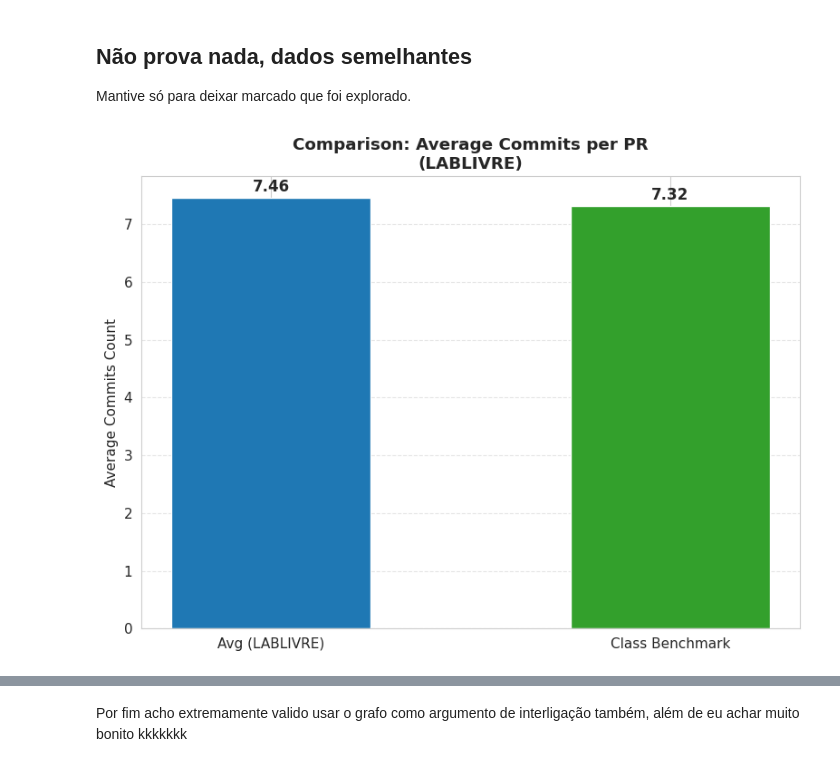
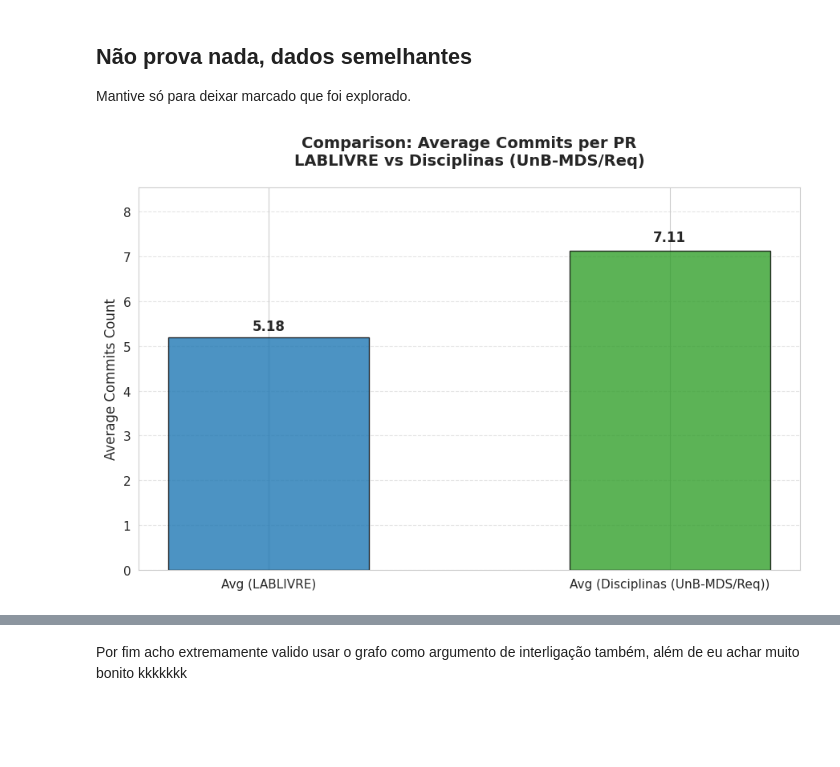
Before and after one commit to lablivre-unb/EbL_Over_PbL, a Jupyter notebook: metrics/notebooks/prs_viz.ipynb, the cells around one changed output, grey strips where cells are left out. Cells and saved outputs as stored; diff of their text form; code cells hidden in the pictures; blank space fills up the shorter version.

```diff
--- a/metrics/notebooks/prs_viz.ipynb
+++ b/metrics/notebooks/prs_viz.ipynb
@@ -664,28 +837,30 @@ O laboratório atua, assim, como uma **aceleradora de aprendizado baseada em int
 O laboratório se posiciona **exatamente nessa faixa saudável**:
 discussão suficiente para detectar problemas reais, sem excesso a ponto de travar o desenvolvimento (*bikeshedding*).
 # %%
+avg_comments_lab = df['comments'].mean()
+avg_comments_cls = df_classes['comments'].mean()
 
-avg_comments = df['comments'].mean()
-CLASS_BENCHMARK_COMMENTS = 0.48
+x_labels = [f'Avg ({org_title})', f'Avg ({class_title})']
+y_values = [avg_comments_lab, avg_comments_cls]
 
-x_labels = [f'Avg ({org_title})', 'Class Benchmark']
-y_values = [avg_comments, CLASS_BENCHMARK_COMMENTS]
+bar_colors = [COLOR_LINE_1, '#8e44ad']
 
-bar_colors = [COLOR_LINE_1, COLOR_LINE_2]
+plt.figure(figsize=(9, 6))
+bars = plt.bar(x_labels, y_values, color=bar_colors, width=0.5, edgecolor='black', alpha=0.8)
 
-plt.figure(figsize=(8, 6))
-bars = plt.bar(x_labels, y_values, color=bar_colors, width=0.5)
-
-plt.title(f'Comparison: Average Comments (Engagement) per PR\n({org_title})', fontweight='bold')
-plt.ylabel('Average Comments Count')
+plt.title(f'Engagement Analysis: Average Comments per PR\n{org_title} vs {class_title}',
+          fontsize=14, fontweight='bold', pad=20)
+plt.ylabel('Average Comments Count', fontsize=12)
 plt.grid(axis='y', linestyle='--', alpha=0.5)
 
 for bar in bars:
     height = bar.get_height()
-    plt.text(bar.get_x() + bar.get_width()/2., height + 0.05,
+    plt.text(bar.get_x() + bar.get_width()/2., height + (height * 0.02),
              f'{height:.2f}',
              ha='center', va='bottom', fontsize=12, fontweight='bold')
 
+plt.ylim(0, max(y_values) * 1.15)
+
 plt.tight_layout()
 plt.show()
 # %% [output]
@@ -695,29 +870,29 @@ plt.show()
 
 Mantive só para deixar marcado que foi explorado.
 # %%
-## CLASS BENCH MARKET (UNB-MDS e REQMDS)
-avg_commits = df['commits'].mean()
-CLASS_BENCHMARK_COMMITS = 7.32
+avg_commits_lab = df['commits'].mean()
+avg_commits_cls = df_classes['commits'].mean()
 
-x_labels = [f'Avg ({org_title})', 'Class Benchmark']
-y_values = [avg_commits, CLASS_BENCHMARK_COMMITS]
+x_labels = [f'Avg ({org_title})', f'Avg ({class_title})']
+y_values = [avg_commits_lab, avg_commits_cls]
 
 bar_colors = [COLOR_LINE_1, COLOR_LINE_2]
 
-plt.figure(figsize=(8, 6))
-bars = plt.bar(x_labels, y_values, color=bar_colors, width=0.5)
+plt.figure(figsize=(9, 6))
+bars = plt.bar(x_labels, y_values, color=bar_colors, width=0.5, edgecolor='black', alpha=0.8)
 
-plt.title(f'Comparison: Average Commits per PR\n({org_title})', fontweight='bold')
-plt.ylabel('Average Commits Count')
+plt.title(f'Comparison: Average Commits per PR\n{org_title} vs {class_title}', fontsize=14, fontweight='bold', pad=20)
+plt.ylabel('Average Commits Count', fontsize=12)
 plt.grid(axis='y', linestyle='--', alpha=0.5)
 
 for bar in bars:
     height = bar.get_height()
-    plt.text(bar.get_x() + bar.get_width()/2., height + 0.05,
+    plt.text(bar.get_x() + bar.get_width()/2., height + (height * 0.02),
              f'{height:.2f}',
              ha='center', va='bottom', fontsize=12, fontweight='bold')
 
+plt.ylim(0, max(y_values) * 1.2)
 plt.tight_layout()
 plt.show()
 # %% [output]
-[figure, old version]
+[figure, new version]
```
Also changed, not shown: parts of 12 cells of this notebook.
